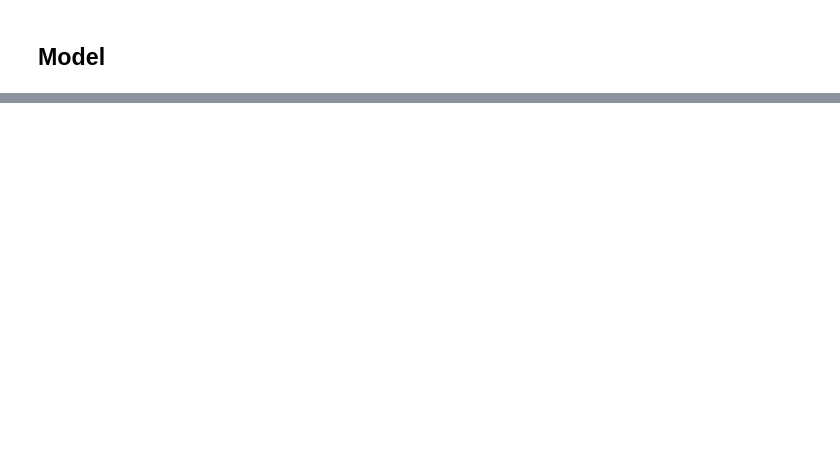
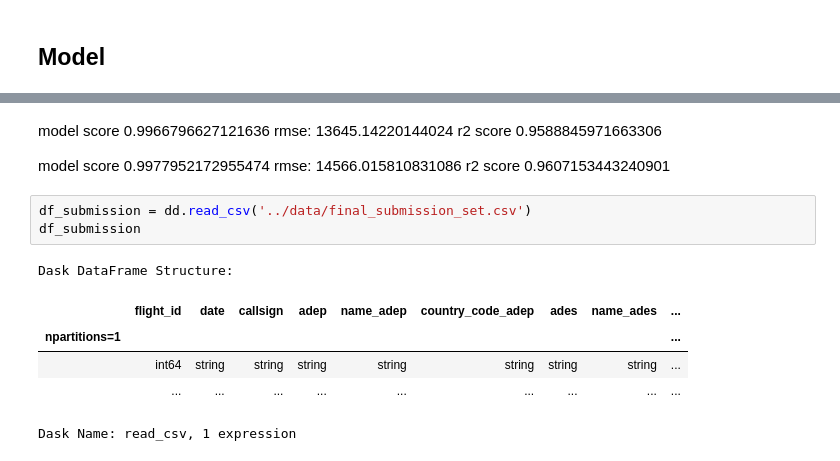
Before and after one commit to moe-a-m/opensky_prc_data, a Jupyter notebook: explain/model.ipynb, the cells around one changed output, grey strips where cells are left out. Cells and saved outputs as stored; diff of their text form; blank space fills up the shorter version.

```diff
--- a/explain/model.ipynb
+++ b/explain/model.ipynb
@@ -372,0 +271,19 @@ print("r2 score", r2_score(y_test, y_pred))
+# %% [markdown]
+model score 0.9966796627121636
+rmse: 13645.14220144024
+r2 score 0.9588845971663306
+
+
+model score 0.9977952172955474
+rmse: 14566.015810831086
+r2 score 0.9607153443240901
+# %%
+df_submission = dd.read_csv('../data/final_submission_set.csv')
+df_submission
+# %% [output]
+Dask DataFrame Structure:
+|  | flight_id | date | callsign | adep | name_adep | country_code_adep | ades | name_ades | ... |
+| npartitions=1 |  |  |  |  |  |  |  |  | ... |
+|  | int64 | string | string | string | string | string | string | string | ... |
+|  | ... | ... | ... | ... | ... | ... | ... | ... | ... |
+Dask Name: read_csv, 1 expression
```
Also changed, not shown: parts of 42 cells of this notebook, 2 other files.
